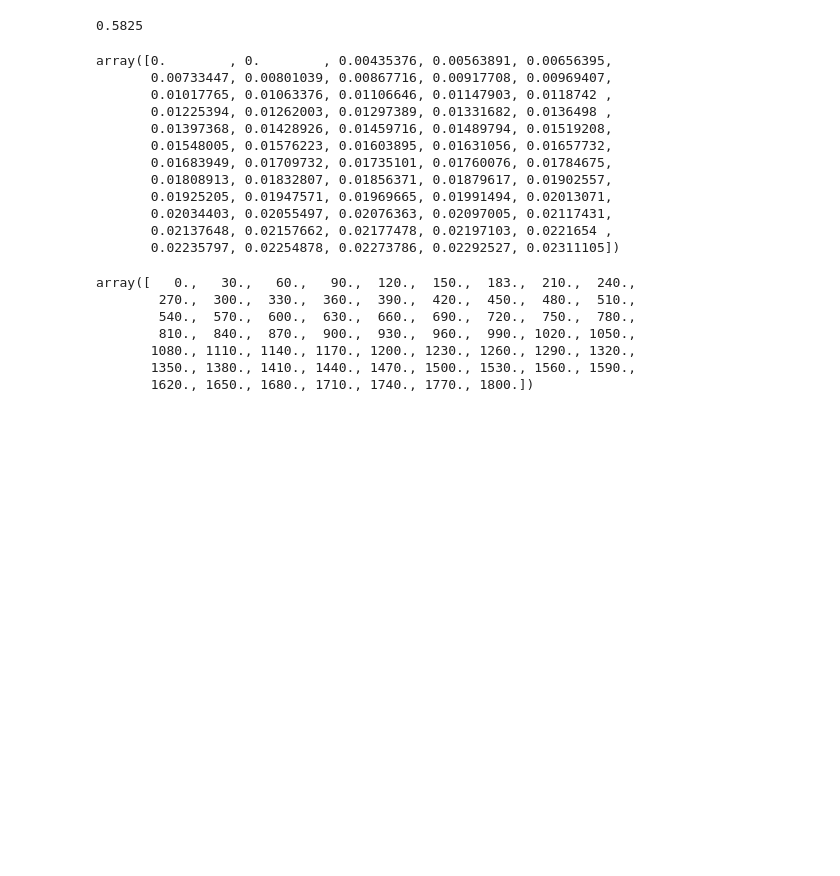
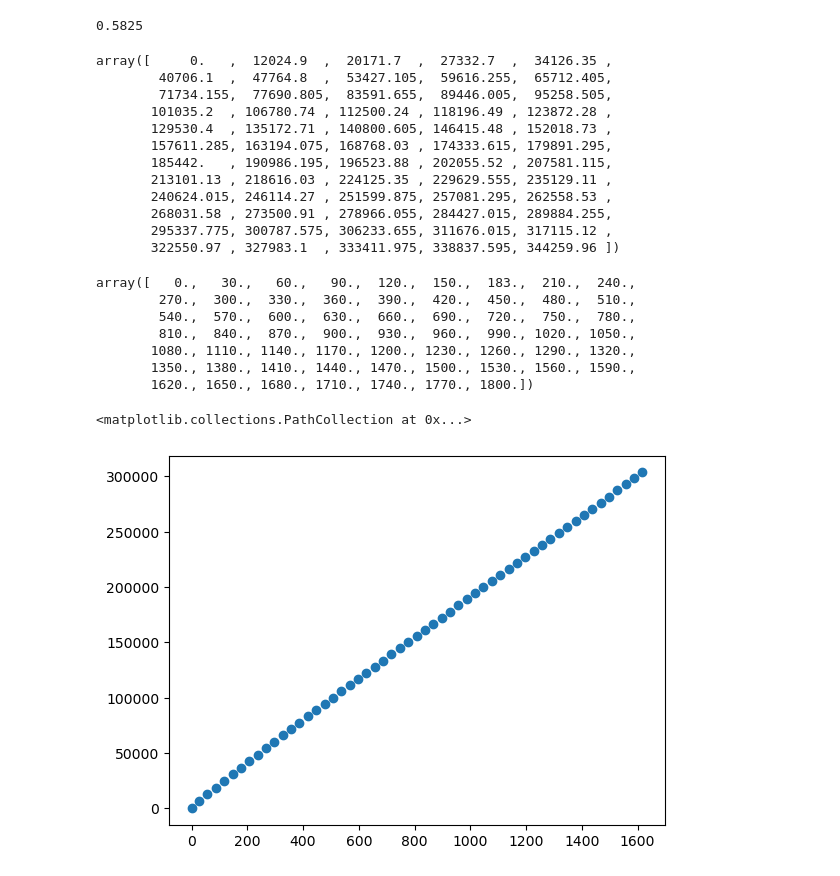
Before and after one commit to Taaseen-Islam-u7121940/Axion-Flux, a Jupyter notebook: Code/background.ipynb, the cells around one changed output. Drawn from its saved outputs; the diff is of its cells as text; code cells hidden in the pictures; blank space fills up the shorter version.

```diff
--- a/Code/background.ipynb
+++ b/Code/background.ipynb
@@ -25,7 +26,7 @@ N_bg = bg_total*cpd_to_count*5
 def make_timely_counts():
     """Ends up in counts per kev"""
     output = []
-    for index in range(len(days)-1):
+    for index in range(1,len(days)):
         val = np.trapz(bg_total[:index], days[:index])*50
         output.append(val)
     return np.array(output)
@@ -42,20 +37,22 @@ mean_123_10 = np.mean(annual_df["10"]/(2*np.pi))
 # %%
-N_bg_time = make_timely_counts()*7
-n_req = 1.96*np.sqrt(N_bg_time)/0.9574230753375434 #Divide by fraction within energy range
-n_req/cpd_to_count
+N_bg_time = make_timely_counts()*6.2
+n_req = 1.96*np.sqrt(N_bg_time)/0.9501766582302785 #Divide by fraction within energy range
+n_10 = 1.98*np.sqrt(bg_10)
+
+N_bg_time
 # %% [output]
-array([0.        , 0.        , 0.00435376, 0.00563891, 0.00656395,
-       0.00733447, 0.00801039, 0.00867716, 0.00917708, 0.00969407,
-       0.01017765, 0.01063376, 0.01106646, 0.01147903, 0.0118742 ,
-       0.01225394, 0.01262003, 0.01297389, 0.01331682, 0.0136498 ,
-       0.01397368, 0.01428926, 0.01459716, 0.01489794, 0.01519208,
-       0.01548005, 0.01576223, 0.01603895, 0.01631056, 0.01657732,
-       0.01683949, 0.01709732, 0.01735101, 0.01760076, 0.01784675,
-       0.01808913, 0.01832807, 0.01856371, 0.01879617, 0.01902557,
-       0.01925205, 0.01947571, 0.01969665, 0.01991494, 0.02013071,
-       0.02034403, 0.02055497, 0.02076363, 0.02097005, 0.02117431,
-       0.02137648, 0.02157662, 0.02177478, 0.02197103, 0.0221654 ,
-       0.02235797, 0.02254878, 0.02273786, 0.02292527, 0.02311105])
+array([     0.   ,  12024.9  ,  20171.7  ,  27332.7  ,  34126.35 ,
+        40706.1  ,  47764.8  ,  53427.105,  59616.255,  65712.405,
+        71734.155,  77690.805,  83591.655,  89446.005,  95258.505,
+       101035.2  , 106780.74 , 112500.24 , 118196.49 , 123872.28 ,
+       129530.4  , 135172.71 , 140800.605, 146415.48 , 152018.73 ,
+       157611.285, 163194.075, 168768.03 , 174333.615, 179891.295,
+       185442.   , 190986.195, 196523.88 , 202055.52 , 207581.115,
+       213101.13 , 218616.03 , 224125.35 , 229629.555, 235129.11 ,
+       240624.015, 246114.27 , 251599.875, 257081.295, 262558.53 ,
+       268031.58 , 273500.91 , 278966.055, 284427.015, 289884.255,
+       295337.775, 300787.575, 306233.655, 311676.015, 317115.12 ,
+       322550.97 , 327983.1  , 333411.975, 338837.595, 344259.96 ])
 # %%
 days
 # %% [output]
@@ -66,3 +63,12 @@ array([   0.,   30.,   60.,   90.,  120.,  150.,  183.,  210.,  240.,
        1080., 1110., 1140., 1170., 1200., 1230., 1260., 1290., 1320.,
        1350., 1380., 1410., 1440., 1470., 1500., 1530., 1560., 1590.,
        1620., 1650., 1680., 1710., 1740., 1770., 1800.])
+# %%
+days_6m = days[6:] - days[6]
+N_bg_6m = N_bg_time[5:] - N_bg_time[5]
+# %%
+plt.scatter(days_6m, N_bg_6m)
+#Shift by 6 months
+# %% [output]
+<matplotlib.collections.PathCollection at 0x...>
+[figure, added]
```
Also changed, not shown: parts of 20 cells of this notebook, 10 other files.
